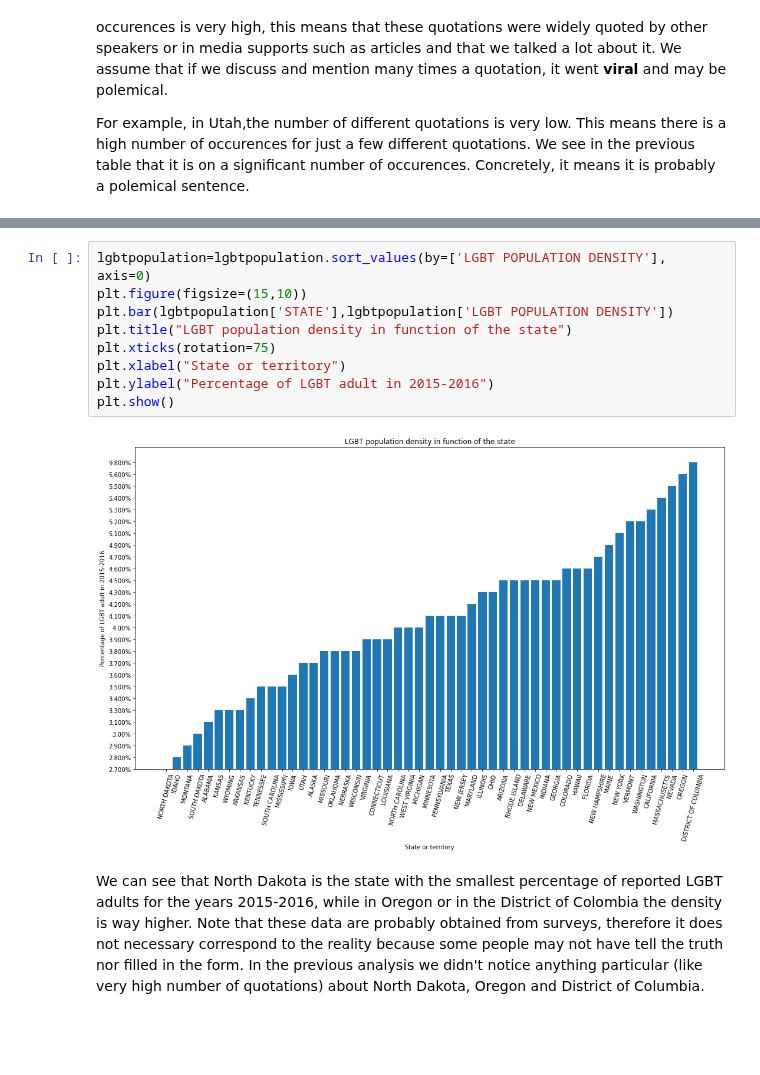
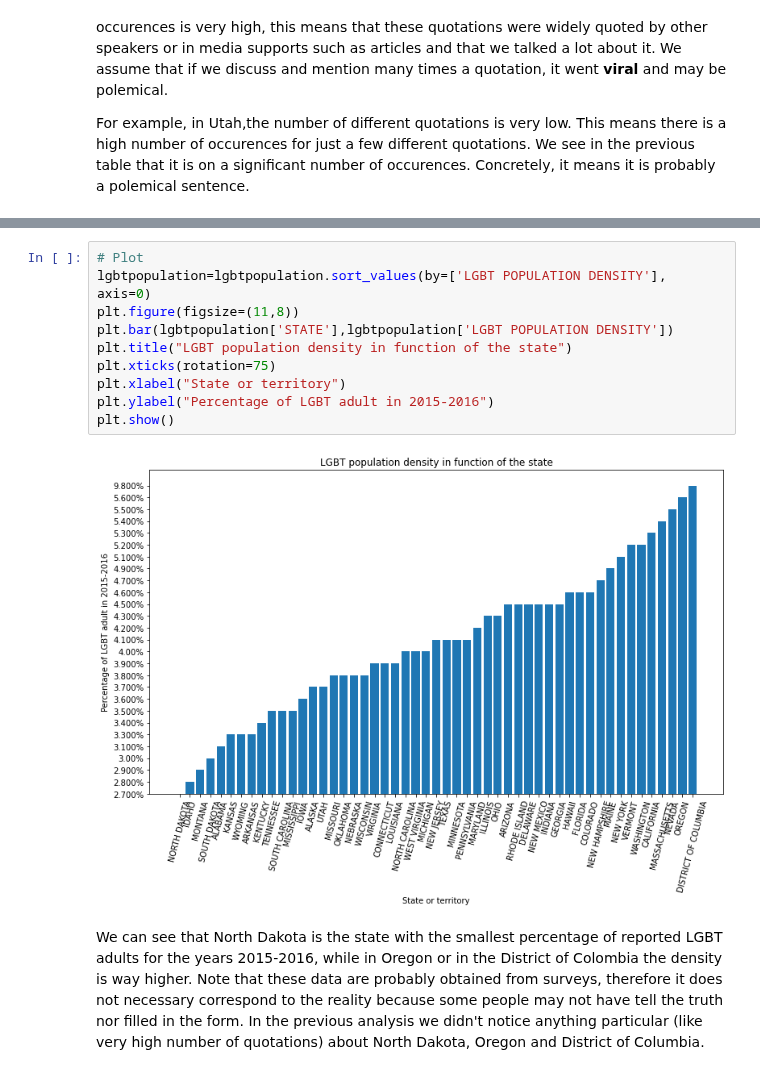
Before and after one commit to epfl-ada/ada-2021-project-ada_group_project, a Jupyter notebook: basic_exploration.ipynb, the cells around one changed output, grey strips where cells are left out. Drawn from its saved outputs; the diff is of its cells as text; blank space fills up the shorter version.

```diff
--- a/basic_exploration.ipynb
+++ b/basic_exploration.ipynb
@@ -518,14 +828,15 @@ lgbtpopulation.sample(10)
 # %%
+# Plot
 lgbtpopulation=lgbtpopulation.sort_values(by=['LGBT POPULATION DENSITY'], axis=0)
-plt.figure(figsize=(15,10))
+plt.figure(figsize=(11,8))
 plt.bar(lgbtpopulation['STATE'],lgbtpopulation['LGBT POPULATION DENSITY'])
 plt.title("LGBT population density in function of the state")
 plt.xticks(rotation=75)
 plt.xlabel("State or territory")
 plt.ylabel("Percentage of LGBT adult in 2015-2016")
 plt.show()
 # %% [output]
-[figure, old version]
+[figure, new version]
 # %% [markdown]
 We can see that North Dakota is the state with the smallest percentage of reported LGBT adults for the years 2015-2016, while in Oregon or in the District of Colombia the density is way higher. Note that these data are probably obtained from surveys, therefore it does not necessary correspond to the reality because some people may not have tell the truth nor filled in the form.
 In the previous analysis we didn't notice anything particular (like very high number of quotations) about North Dakota, Oregon and District of Columbia.
```
Also changed, not shown: parts of 122 cells of this notebook.
